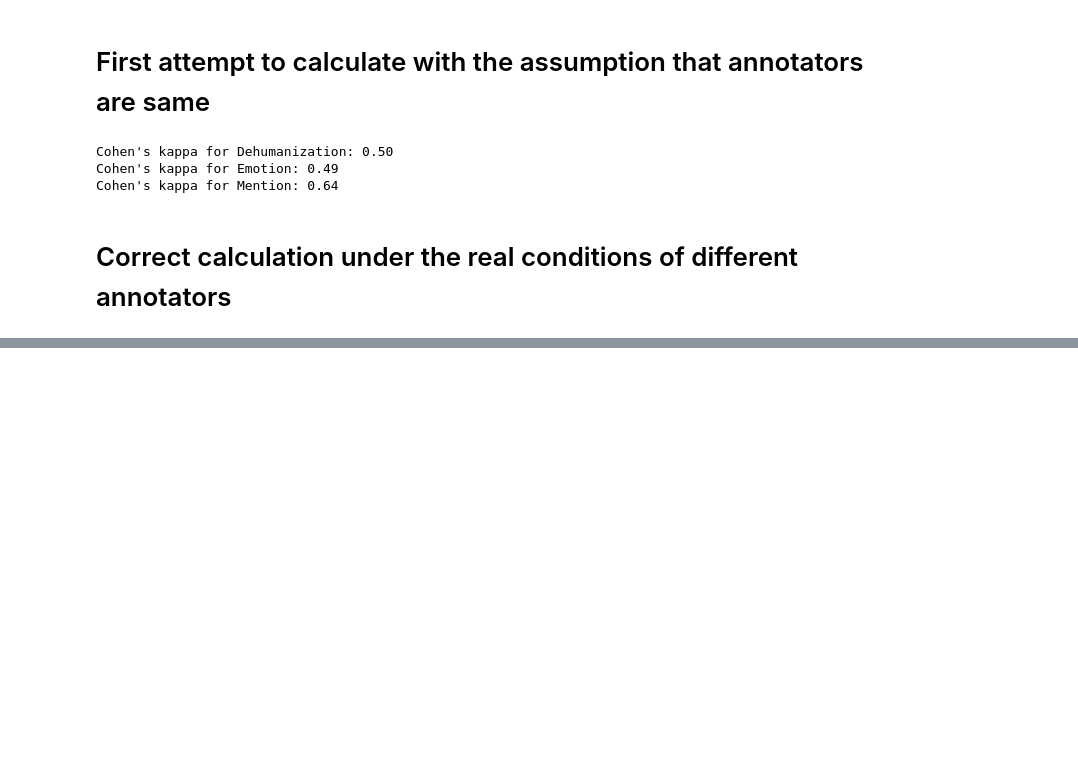
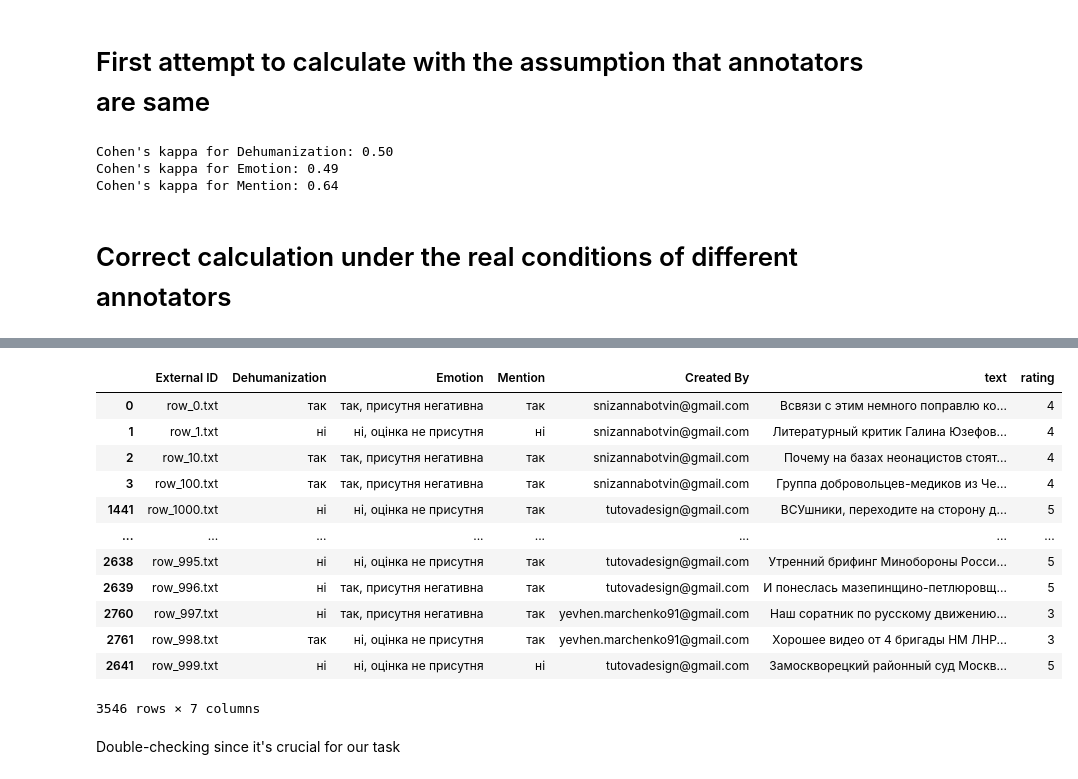
Before and after one commit to kateburovova/dehumanization, a Jupyter notebook: annotation/labels.ipynb, the cells around one changed output, grey strips where cells are left out. Drawn from its saved outputs; the diff is of its cells as text; code cells hidden in the pictures; blank space fills up the shorter version.

```diff
--- a/annotation/labels.ipynb
+++ b/annotation/labels.ipynb
@@ -174,0 +326,20 @@ calculate_cohens_kappa(df, 'Emotion')
+# %%
+df_cleaned = df_combined.drop_duplicates(subset='External ID', keep='first')
+# %%
+df_cleaned
+# %% [output]
+|  | External ID | Dehumanization | Emotion | Mention | Created By | text | rating |
+| 0 | row_0.txt | так | так, присутня негативна | так | snizannabotvin@gmail.com | Всвязи с этим немного поправлю ко... | 4 |
+| 1 | row_1.txt | ні | ні, оцінка не присутня | ні | snizannabotvin@gmail.com | Литературный критик Галина Юзефов... | 4 |
+| 2 | row_10.txt | так | так, присутня негативна | так | snizannabotvin@gmail.com | Почему на базах неонацистов стоят... | 4 |
+| 3 | row_100.txt | так | так, присутня негативна | так | snizannabotvin@gmail.com | Группа добровольцев-медиков из Че... | 4 |
+| 1441 | row_1000.txt | ні | ні, оцінка не присутня | так | tutovadesign@gmail.com | ВСУшники, переходите на сторону д... | 5 |
+| ... | ... | ... | ... | ... | ... | ... | ... |
+| 2638 | row_995.txt | ні | ні, оцінка не присутня | так | tutovadesign@gmail.com | Утренний брифинг Минобороны Росси... | 5 |
+| 2639 | row_996.txt | ні | так, присутня негативна | так | tutovadesign@gmail.com | И понеслась мазепинщино-петлюровщ... | 5 |
+| 2760 | row_997.txt | ні | так, присутня негативна | так | yevhen.marchenko91@gmail.com | Наш соратник по русскому движению... | 3 |
+| 2761 | row_998.txt | так | ні, оцінка не присутня | так | yevhen.marchenko91@gmail.com | Хорошее видео от 4 бригады НМ ЛНР... | 3 |
+| 2641 | row_999.txt | ні | ні, оцінка не присутня | ні | tutovadesign@gmail.com | Замоскворецкий районный суд Москв... | 5 |
+3546 rows × 7 columns
+# %% [markdown]
+Double-checking since it's crucial for our task
```
Also changed, not shown: parts of 29 cells of this notebook.
